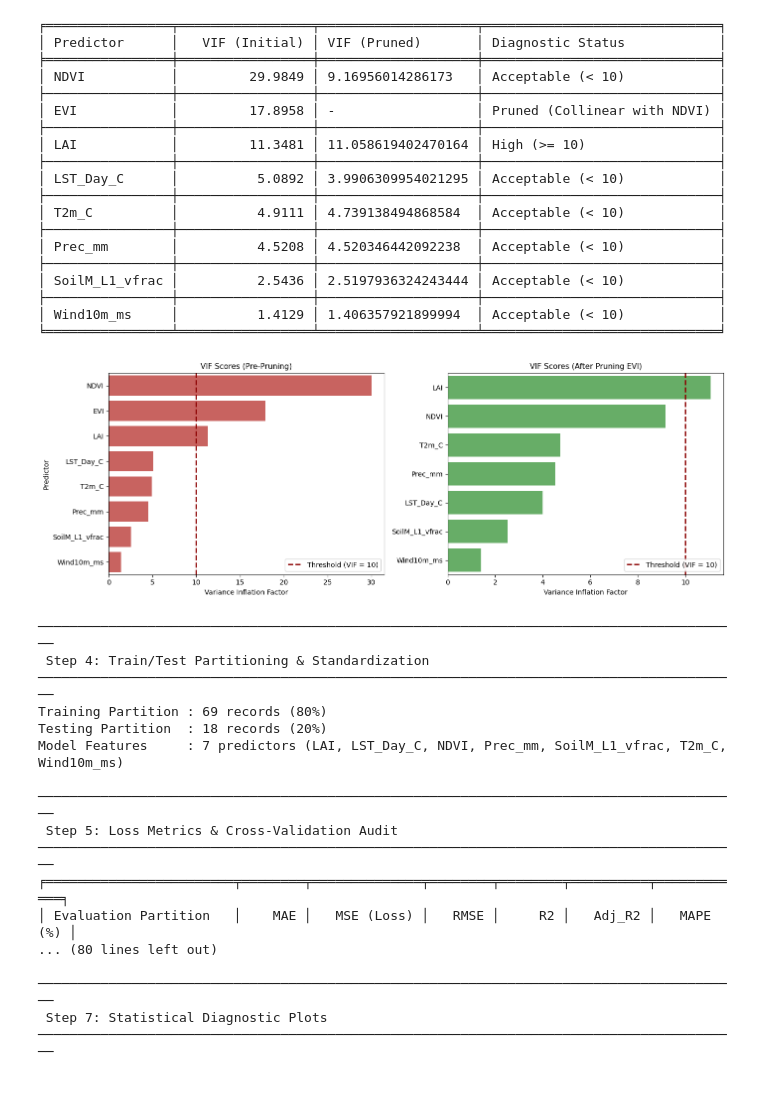
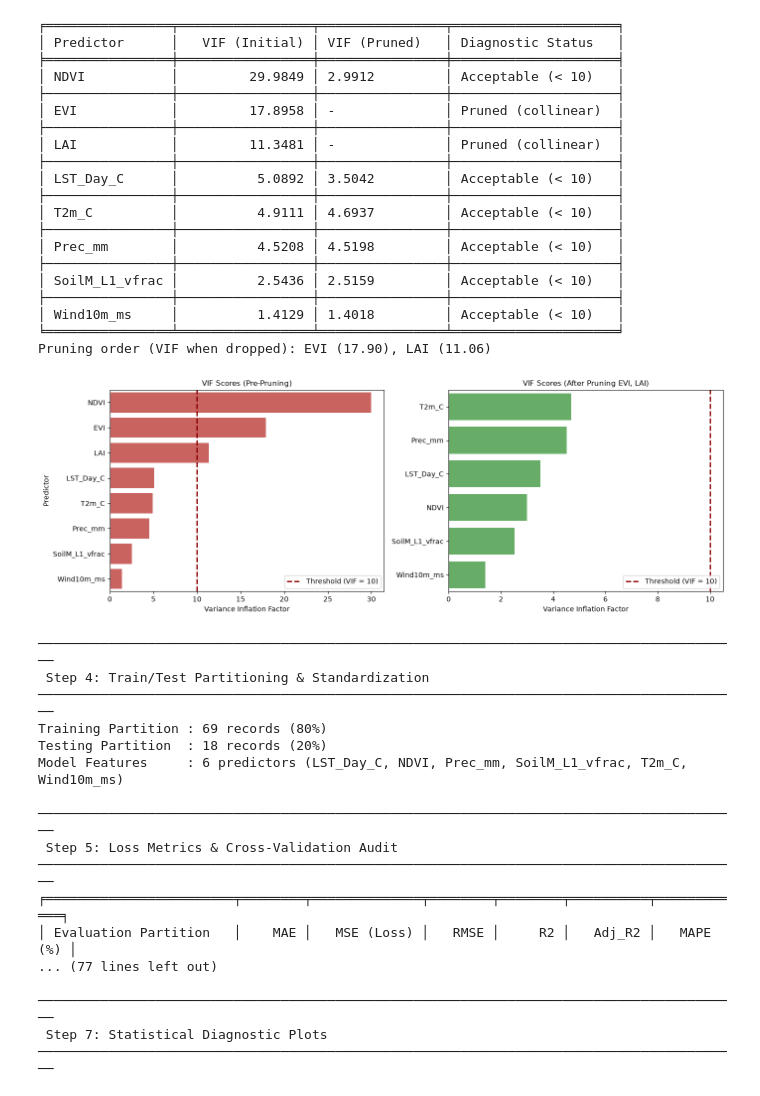
Before and after one commit to sohailzulfiqarrao/aml-ms25igis-578135, a Jupyter notebook: Assignments/Assignment 1/Islamabd_MLR_Assignment.ipynb, the cells around one changed output. Drawn from its saved outputs; the diff is of its cells as text; code cells hidden in the pictures.

Commit message:
Assignment 1: prune LAI after EVI so every VIF is below 5, re-run and update the report

```diff
--- a/Assignments/Assignment 1/Islamabd_MLR_Assignment.ipynb
+++ b/Assignments/Assignment 1/Islamabd_MLR_Assignment.ipynb
@@ -392,9 +394,27 @@ def compute_centered_vif(df_in, target):
         "VIF": vifs
     })
 
-# Compute Before and After dropping collinear feature EVI
+# Prune collinear predictors until every remaining VIF is below the threshold
+VIF_THRESHOLD = 10  # conventional cut-off: every retained predictor must fall below it
+
+# EVI is dropped first by judgment, not by VIF rank: it duplicates NDVI (r = 0.95) and NDVI
+# correlates more strongly with ET (r = 0.89 vs 0.85). Dropping the highest VIF instead
+# would remove NDVI, the strongest predictor.
+FIRST_DROP = ["EVI"]
+
 vif_before = compute_centered_vif(df_processed, TARGET)
-df_model_ready = df_processed.drop(columns=["EVI"])
+
+kept = [c for c in raw_predictors if c not in FIRST_DROP]
+pruning_log = [(c, vif_before.set_index("Predictor").loc[c, "VIF"]) for c in FIRST_DROP]
+while True:
+    vif_now = compute_centered_vif(df_processed[kept + [TARGET]], TARGET)
+    worst = vif_now.loc[vif_now["VIF"].idxmax()]
+    if worst["VIF"] < VIF_THRESHOLD:
+        break
+    pruning_log.append((worst["Predictor"], worst["VIF"]))
+    kept.remove(worst["Predictor"])
+
+df_model_ready = df_processed[kept + [TARGET]]
 vif_after = compute_centered_vif(df_model_ready, TARGET)
 
 # Format comparison table
@@ -403,23 +423,24 @@ vif_comparison = pd.merge(
 ).sort_values("VIF (Initial)", ascending=False).reset_index(drop=True)
 
 vif_comparison["Diagnostic Status"] = vif_comparison["VIF (Pruned)"].apply(
-    lambda x: "Pruned (Collinear with NDVI)" if pd.isna(x)
-    else ("Acceptable (< 10)" if x < 10 else "High (>= 10)")
+    lambda x: "Pruned (collinear)" if pd.isna(x)
+    else (f"Acceptable (< {VIF_THRESHOLD})" if x < VIF_THRESHOLD else f"High (>= {VIF_THRESHOLD})")
 )
-print_grid_table(vif_comparison.fillna("-"))
+print_grid_table(vif_comparison.round(4).fillna("-"))
+print("Pruning order (VIF when dropped): " + ", ".join(f"{p} ({v:.2f})" for p, v in pruning_log))
 
 # Figure 2: Comparative VIF Bar Plot
 fig, axes = plt.subplots(1, 2, figsize=(14, 5))
 
 sns.barplot(x="VIF", y="Predictor", data=vif_before.sort_values("VIF", ascending=False), ax=axes[0], color="#d9534f")
-axes[0].axvline(10, color="darkred", linestyle="--", linewidth=2, label="Threshold (VIF = 10)")
+axes[0].axvline(VIF_THRESHOLD, color="darkred", linestyle="--", linewidth=2, label=f"Threshold (VIF = {VIF_THRESHOLD})")
 axes[0].set_title("VIF Scores (Pre-Pruning)", fontsize=11)
 axes[0].set_xlabel("Variance Inflation Factor")
 axes[0].legend(loc="lower right")
 
 sns.barplot(x="VIF", y="Predictor", data=vif_after.sort_values("VIF", ascending=False), ax=axes[1], color="#5cb85c")
-axes[1].axvline(10, color="darkred", linestyle="--", linewidth=2, label="Threshold (VIF = 10)")
-axes[1].set_title("VIF Scores (After Pruning EVI)", fontsize=11)
+axes[1].axvline(VIF_THRESHOLD, color="darkred", linestyle="--", linewidth=2, label=f"Threshold (VIF = {VIF_THRESHOLD})")
+axes[1].set_title(f"VIF Scores (After Pruning {', '.join(p for p, _ in pruning_log)})", fontsize=11)
 axes[1].set_xlabel("Variance Inflation Factor")
 axes[1].set_ylabel("")
 axes[1].legend(loc="lower right")
@@ -633,36 +654,37 @@ Initial Predictors: 8 features (EVI, LAI, LST_Day_C, NDVI, Prec_mm, SoilM_L1_vfr
-╒════════════════╤═════════════════╤════════════════════╤══════════════════════════════╕
-│ Predictor      │   VIF (Initial) │ VIF (Pruned)       │ Diagnostic Status            │
-╞════════════════╪═════════════════╪════════════════════╪══════════════════════════════╡
-│ NDVI           │         29.9849 │ 9.16956014286173   │ Acceptable (< 10)            │
-├────────────────┼─────────────────┼────────────────────┼──────────────────────────────┤
-│ EVI            │         17.8958 │ -                  │ Pruned (Collinear with NDVI) │
-├────────────────┼─────────────────┼────────────────────┼──────────────────────────────┤
-│ LAI            │         11.3481 │ 11.058619402470164 │ High (>= 10)                 │
-├────────────────┼─────────────────┼────────────────────┼──────────────────────────────┤
-│ LST_Day_C      │          5.0892 │ 3.9906309954021295 │ Acceptable (< 10)            │
-├────────────────┼─────────────────┼────────────────────┼──────────────────────────────┤
-│ T2m_C          │          4.9111 │ 4.739138494868584  │ Acceptable (< 10)            │
-├────────────────┼─────────────────┼────────────────────┼──────────────────────────────┤
-│ Prec_mm        │          4.5208 │ 4.520346442092238  │ Acceptable (< 10)            │
-├────────────────┼─────────────────┼────────────────────┼──────────────────────────────┤
-│ SoilM_L1_vfrac │          2.5436 │ 2.5197936324243444 │ Acceptable (< 10)            │
-├────────────────┼─────────────────┼────────────────────┼──────────────────────────────┤
-│ Wind10m_ms     │          1.4129 │ 1.406357921899994  │ Acceptable (< 10)            │
-╘════════════════╧═════════════════╧════════════════════╧══════════════════════════════╛
+╒════════════════╤═════════════════╤════════════════╤═════════════════════╕
+│ Predictor      │   VIF (Initial) │ VIF (Pruned)   │ Diagnostic Status   │
+╞════════════════╪═════════════════╪════════════════╪═════════════════════╡
+│ NDVI           │         29.9849 │ 2.9912         │ Acceptable (< 10)   │
+├────────────────┼─────────────────┼────────────────┼─────────────────────┤
+│ EVI            │         17.8958 │ -              │ Pruned (collinear)  │
+├────────────────┼─────────────────┼────────────────┼─────────────────────┤
+│ LAI            │         11.3481 │ -              │ Pruned (collinear)  │
+├────────────────┼─────────────────┼────────────────┼─────────────────────┤
+│ LST_Day_C      │          5.0892 │ 3.5042         │ Acceptable (< 10)   │
+├────────────────┼─────────────────┼────────────────┼─────────────────────┤
+│ T2m_C          │          4.9111 │ 4.6937         │ Acceptable (< 10)   │
+├────────────────┼─────────────────┼────────────────┼─────────────────────┤
+│ Prec_mm        │          4.5208 │ 4.5198         │ Acceptable (< 10)   │
+├────────────────┼─────────────────┼────────────────┼─────────────────────┤
+│ SoilM_L1_vfrac │          2.5436 │ 2.5159         │ Acceptable (< 10)   │
+├────────────────┼─────────────────┼────────────────┼─────────────────────┤
+│ Wind10m_ms     │          1.4129 │ 1.4018         │ Acceptable (< 10)   │
+╘════════════════╧═════════════════╧════════════════╧═════════════════════╛
+Pruning order (VIF when dropped): EVI (17.90), LAI (11.06)
-[figure, old version]
+[figure, new version]
 ──────────────────────────────────────────────────────────────────────────────────────────
  Step 4: Train/Test Partitioning & Standardization
 ──────────────────────────────────────────────────────────────────────────────────────────
 Training Partition : 69 records (80%)
 Testing Partition  : 18 records (20%)
-Model Features     : 7 predictors (LAI, LST_Day_C, NDVI, Prec_mm, SoilM_L1_vfrac, T2m_C, Wind10m_ms)
+Model Features     : 6 predictors (LST_Day_C, NDVI, Prec_mm, SoilM_L1_vfrac, T2m_C, Wind10m_ms)
 
 ──────────────────────────────────────────────────────────────────────────────────────────
  Step 5: Loss Metrics & Cross-Validation Audit
 ──────────────────────────────────────────────────────────────────────────────────────────
 ╒════════════════════════╤════════╤══════════════╤════════╤════════╤══════════╤════════════╕
 │ Evaluation Partition   │    MAE │   MSE (Loss) │   RMSE │     R2 │   Adj_R2 │   MAPE (%) │
-... (80 lines left out)
+... (77 lines left out)
 
 ──────────────────────────────────────────────────────────────────────────────────────────
  Step 7: Statistical Diagnostic Plots
```
Also changed, not shown: parts of 2 cells of this notebook, 6 other files.
